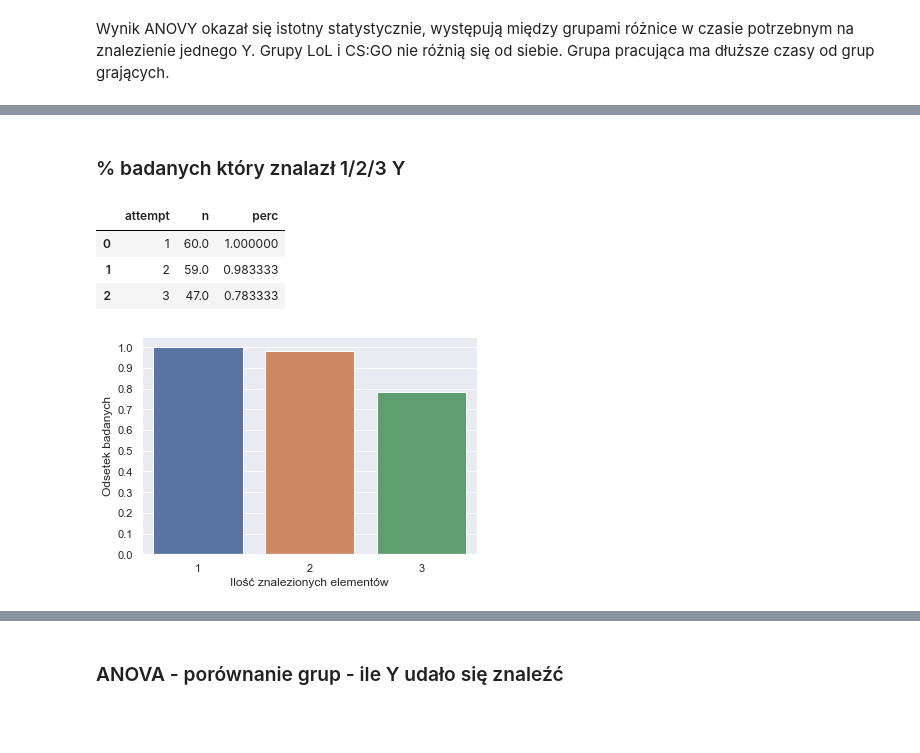
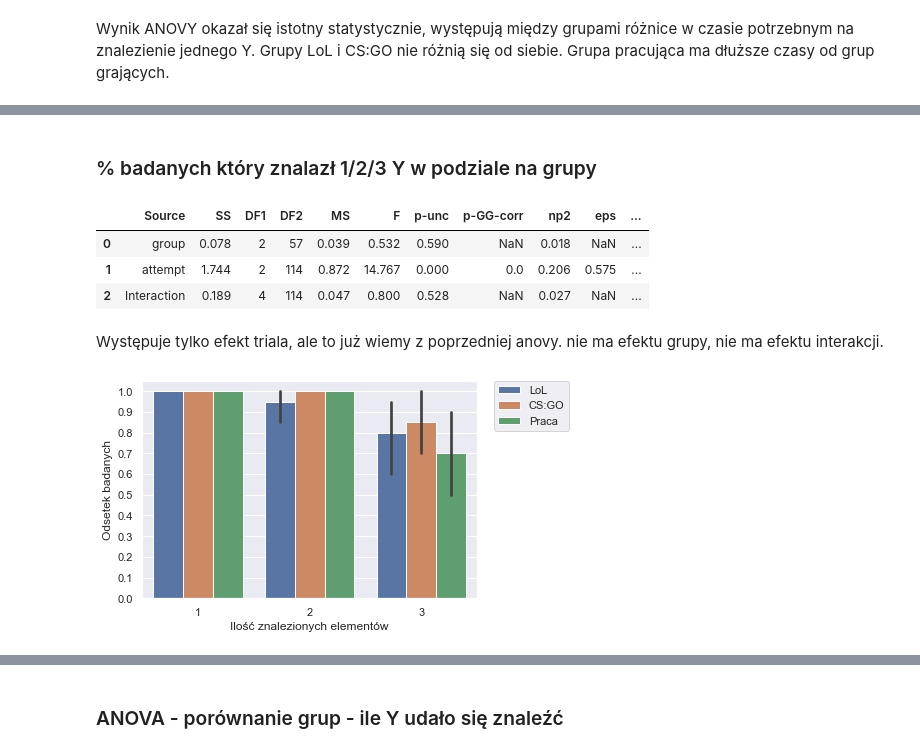
Before and after one commit to tomsitoms/Gracze_mgr, a Jupyter notebook: vsc.ipynb, the cells around one changed output, grey strips where cells are left out. Drawn from its saved outputs; the diff is of its cells as text; code cells hidden in the pictures; blank space fills up the shorter version.

```diff
--- a/vsc.ipynb
+++ b/vsc.ipynb
@@ -123,3 +125,8 @@ d_3y_stat1 = d_3Y.groupby(['attempt']).agg(
     n = pd.NamedAgg(column='rt', aggfunc=np.size)).reset_index()
 d_3y_stat1['perc'] = d_3y_stat1['n']/60
 d_3y_stat1['attempt'] = d_3y_stat1['attempt'].astype(int)
+# %%
+d_3y_stat1v2 = d_3Y.groupby(['id','attempt']).agg(
+    n = pd.NamedAgg(column='rt', aggfunc=np.size)).unstack(fill_value=0).stack().reset_index()
+#d_3y_stat1v2['perc'] = d_3y_stat1['n']/60
+d_3y_stat1v2['attempt'] = d_3y_stat1v2['attempt'].astype(int)
@@ -126,18 +164,33 @@ d_3y_stat1['attempt'] = d_3y_stat1['attempt'].astype(int)
 # %% [markdown]
-### % badanych który znalazł 1/2/3 Y
+### % badanych który znalazł 1/2/3 Y w podziale na grupy
-# %%
-d_3y_stat1
-# %% [output]
-|  | attempt | n | perc |
-| 0 | 1 | 60.0 | 1.000000 |
-| 1 | 2 | 59.0 | 0.983333 |
-| 2 | 3 | 47.0 | 0.783333 |
+# %%
+d_3y_stat2 = d_3Y.groupby(['attempt','group']).agg(
+    n = pd.NamedAgg(column='rt', aggfunc=np.size)).reset_index()
+d_3y_stat2['perc'] = d_3y_stat2['n']/20
+d_3y_stat2['attempt'] = d_3y_stat2['attempt'].astype(int)
+
+
+d_3y_stat2v2 = d_3Y.groupby(['id','group','attempt']).agg(
+    n = pd.NamedAgg(column='rt', aggfunc=np.size)).unstack(fill_value=0).stack().reset_index()
+#d_3y_stat1v2['perc'] = d_3y_stat1['n']/60
+d_3y_stat2v2['attempt'] = d_3y_stat1v2['attempt'].astype(int)
+# %%
+pg.mixed_anova(data=d_3y_stat2v2,dv = 'n',within='attempt',between='group',subject='id').round(3)
+# %% [output]
+|  | Source | SS | DF1 | DF2 | MS | F | p-unc | p-GG-corr | np2 | eps | ... |
+| 0 | group | 0.078 | 2 | 57 | 0.039 | 0.532 | 0.590 | NaN | 0.018 | NaN | ... |
+| 1 | attempt | 1.744 | 2 | 114 | 0.872 | 14.767 | 0.000 | 0.0 | 0.206 | 0.575 | ... |
+| 2 | Interaction | 0.189 | 4 | 114 | 0.047 | 0.800 | 0.528 | NaN | 0.027 | NaN | ... |
+# %% [markdown]
+Występuje tylko efekt triala, ale to już wiemy z poprzedniej anovy. nie ma efektu grupy, nie ma efektu interakcji.
 # %%
-g = sns.barplot(data=d_3y_stat1,x='attempt',y='perc')
+g = sns.barplot(data=d_3y_stat2v2,x='attempt',y='n',hue='group',
+               hue_order = ['LoL',"CS:GO","Praca"])
+g.set(yticks=np.arange(0,1.1,.1))
 g.set(xlabel='Ilość znalezionych elementów',ylabel='Odsetek badanych')
-g.set(yticks=np.arange(0,1.1,.1))
-plt.savefig(op.join('plots','vsc_nElements_percentage.png'),dpi = DPI,bbox_inches = "tight")
+plt.legend(bbox_to_anchor=(1.05, 1), loc=2, borderaxespad=0.)
+plt.savefig(op.join('plots','vsc_nElements_group_percentage.png'),dpi = DPI,bbox_inches = "tight")
 plt.show()
 plt.close()
 # %% [output]
-[figure, old version]
+[figure, new version]
```
Also changed, not shown: parts of 8 cells of this notebook, 2 other files.
